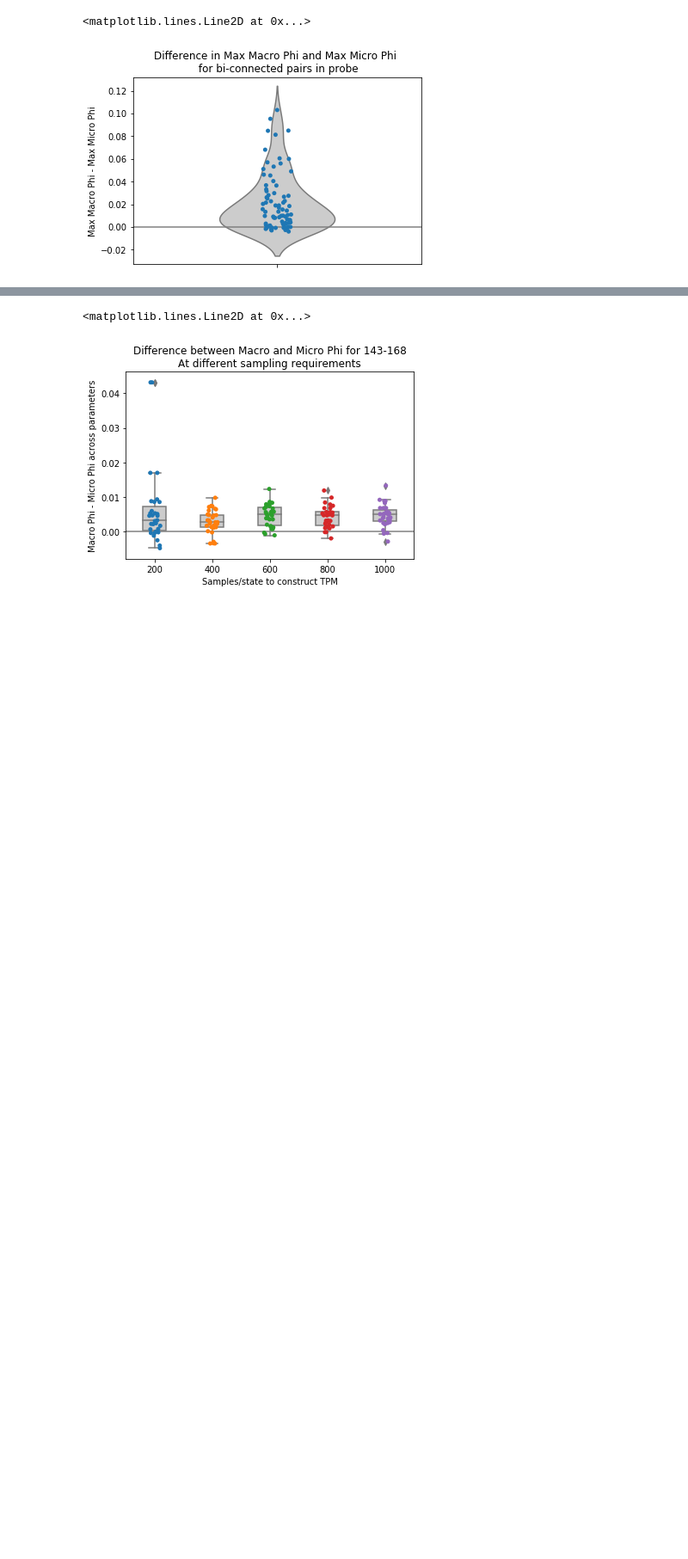
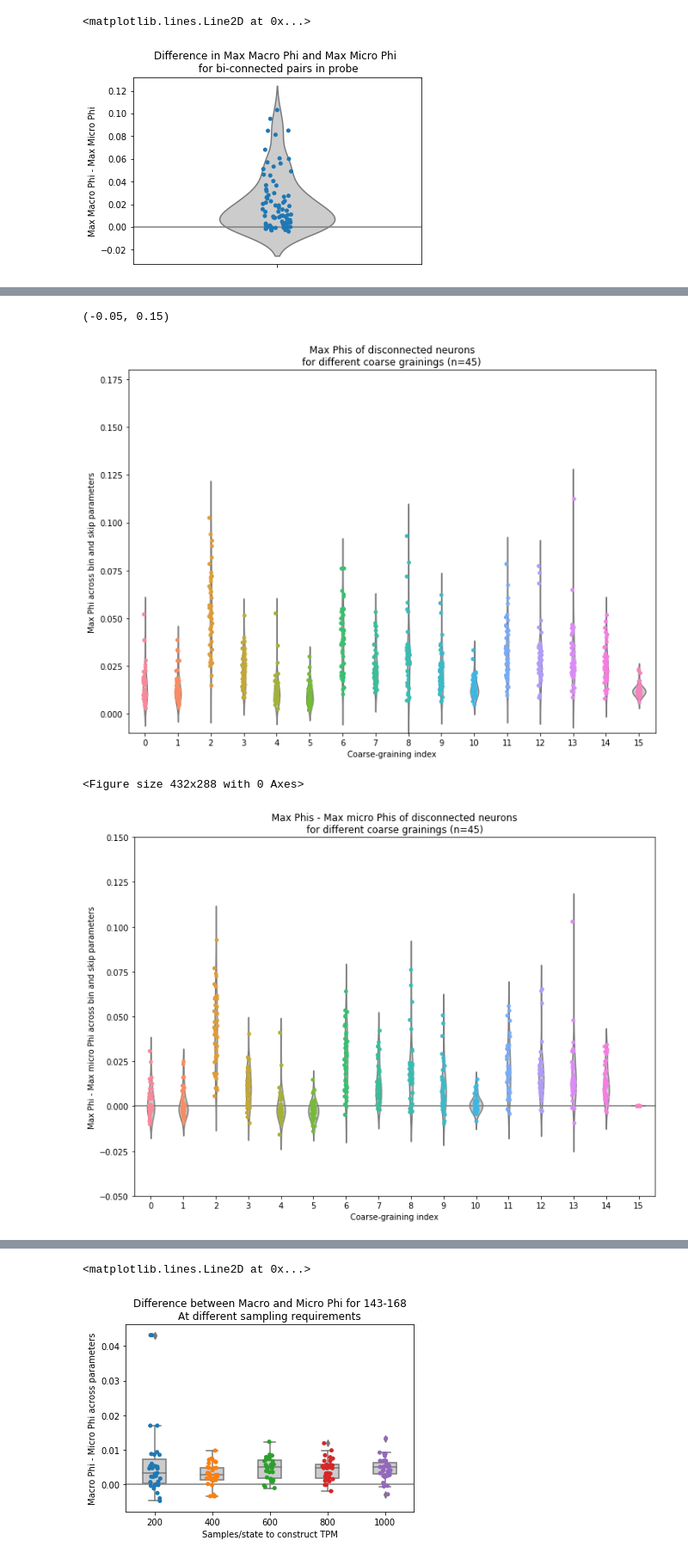
Before and after one commit to mmasque/temporal_emergence, a Jupyter notebook: spiking_statistics.ipynb, the cells around one changed output, grey strips where cells are left out. Shown at 86% size. Saved outputs shown, nothing was run; the diff lists cells and outputs as text; code cells hidden in the pictures; blank space fills up the shorter version.

```diff
--- a/spiking_statistics.ipynb
+++ b/spiking_statistics.ipynb
@@ -361,0 +422,27 @@ plt.axhline(y=0, color='gray', linestyle='-')
+# %%
+import pandas as pd
+df = pd.DataFrame(np.transpose(max_macros))
+a4_dims = (11.7, 8.27)
+fig, ax = plt.subplots(figsize=a4_dims)
+
+ax = sns.violinplot(ax=ax,data=df, orient='v', color=".8", inner=None, width=0.4)
+ax = sns.stripplot(ax=ax,data=df, orient='v',jitter=0.05)
+plt.xlabel("Coarse-graining index")
+plt.ylabel("Max Phi across bin and skip parameters")
+plt.title("Max Phis of disconnected neurons\nfor different coarse grainings (n=45)")
+plt.ylim([-0.01, 0.18])
+plt.figure()
+fig, ax = plt.subplots(figsize=a4_dims)
+df2 = pd.DataFrame(np.transpose([max_macro - max_micros for max_macro in max_macros]))
+ax = sns.violinplot(ax=ax,data=df2, orient='v', color=".8", inner=None, width=0.4)
+ax = sns.stripplot(ax=ax,data=df2, orient='v',jitter=0.05)
+plt.axhline(y=0, color='gray', linestyle='-')
+plt.xlabel("Coarse-graining index")
+plt.ylabel("Max Phi - Max micro Phi across bin and skip parameters")
+plt.title("Max Phis - Max micro Phis of disconnected neurons\nfor different coarse grainings (n=45)")
+plt.ylim([-0.05, 0.15])
+# %% [output]
+(-0.05, 0.15)
+[figure, added]
+<Figure size 432x288 with 0 Axes>
+[figure, added]
```
Also changed, not shown: parts of 22 cells of this notebook, 3 other files.
